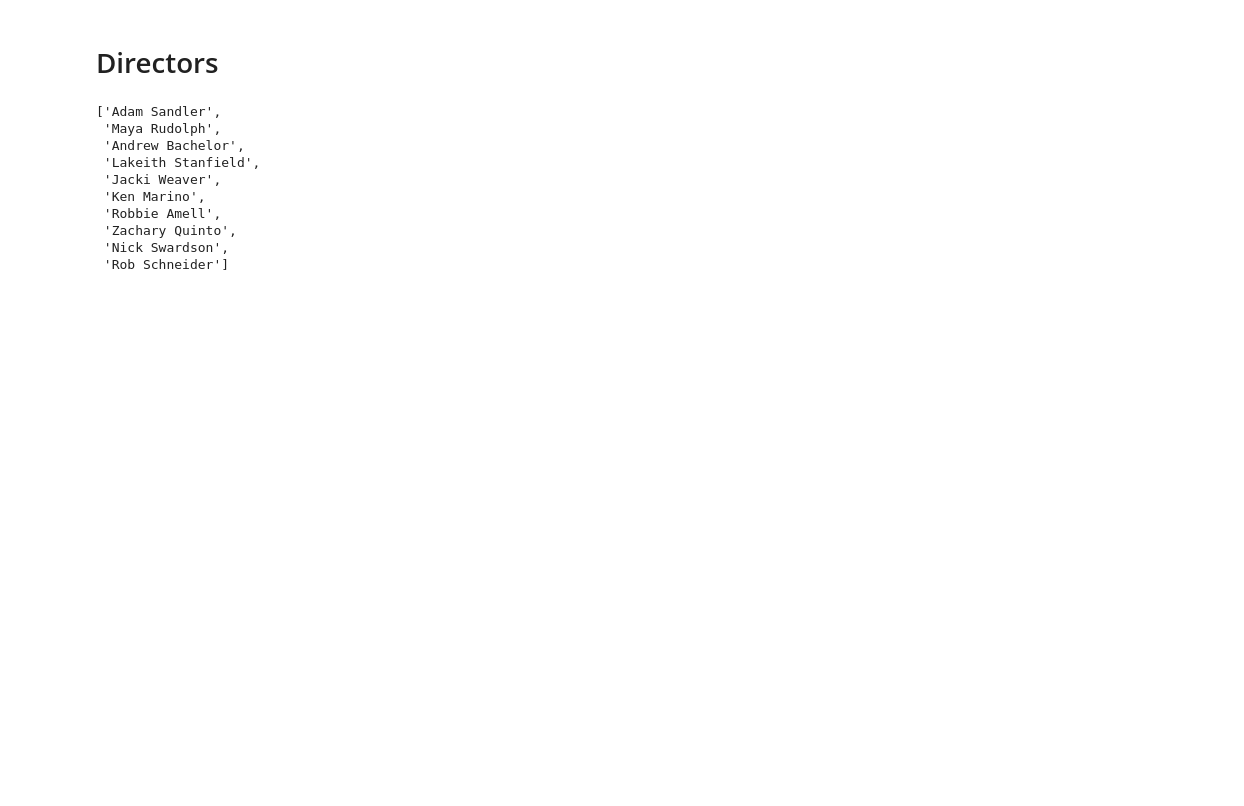
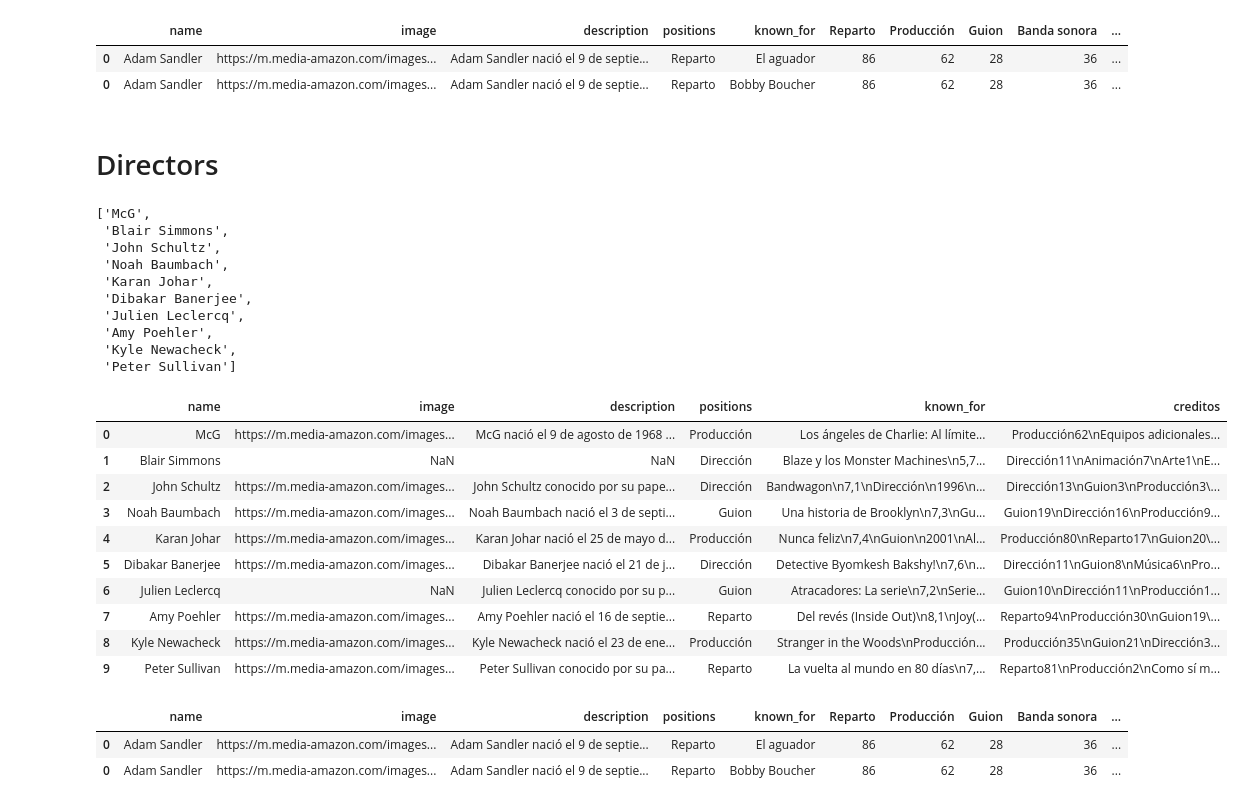
Before and after one commit to Ironhack-Data-Madrid-PartTime-May22/apuntes_clases, a Jupyter notebook: semana-09/9.2-Srapp_Actores_Directores.ipynb, the cells around one changed output. Cells and saved outputs as stored; diff of their text form; code cells hidden in the pictures; blank space fills up the shorter version.

```diff
--- a/semana-09/9.2-Srapp_Actores_Directores.ipynb
+++ b/semana-09/9.2-Srapp_Actores_Directores.ipynb
@@ -37 +424,8 @@ actors
+# %%
+actors_df = actors_df.explode("known_for")
+actors_df.head(2)
+# %% [output]
+|  | name | image | description | positions | known_for | Reparto | Producción | Guion | Banda sonora | ... |
+| 0 | Adam Sandler | https://m.media-amazon.com/images... | Adam Sandler nació el 9 de septie... | Reparto | El aguador | 86 | 62 | 28 | 36 | ... |
+| 0 | Adam Sandler | https://m.media-amazon.com/images... | Adam Sandler nació el 9 de septie... | Reparto | Bobby Boucher | 86 | 62 | 28 | 36 | ... |
 # %%
@@ -41,18 +435,64 @@ actors_df.to_csv("data/top10_actors.csv", index=False, sep= ";")
 # %%
 # open the top10 directors pickle file
 with open('data/top_ten_director.pkl', 'rb') as dir:
-    directors = pickle.load(dir)
-directors
+    directors_list = pickle.load(dir)
+directors_list
 # %% [output]
-['Adam Sandler',
- 'Maya Rudolph',
- 'Andrew Bachelor',
- 'Lakeith Stanfield',
- 'Jacki Weaver',
- 'Ken Marino',
- 'Robbie Amell',
- 'Zachary Quinto',
- 'Nick Swardson',
- 'Rob Schneider']
+['McG',
+ 'Blair Simmons',
+ 'John Schultz',
+ 'Noah Baumbach',
+ 'Karan Johar',
+ 'Dibakar Banerjee',
+ 'Julien Leclercq',
+ 'Amy Poehler',
+ 'Kyle Newacheck',
+ 'Peter Sullivan']
+# %%
+# scrapping información personal directores
+df  = scraping_imbd(directors_list)
+df
+# %% [output]
+|  | name | image | description | positions | known_for | creditos |
+| 0 | McG | https://m.media-amazon.com/images... | McG nació el 9 de agosto de 1968 ... | Producción | Los ángeles de Charlie: Al límite... | Producción62\nEquipos adicionales... |
+| 1 | Blair Simmons | NaN | NaN | Dirección | Blaze y los Monster Machines\n5,7... | Dirección11\nAnimación7\nArte1\nE... |
+| 2 | John Schultz | https://m.media-amazon.com/images... | John Schultz conocido por su pape... | Dirección | Bandwagon\n7,1\nDirección\n1996\n... | Dirección13\nGuion3\nProducción3\... |
+| 3 | Noah Baumbach | https://m.media-amazon.com/images... | Noah Baumbach nació el 3 de septi... | Guion | Una historia de Brooklyn\n7,3\nGu... | Guion19\nDirección16\nProducción9... |
+| 4 | Karan Johar | https://m.media-amazon.com/images... | Karan Johar nació el 25 de mayo d... | Producción | Nunca feliz\n7,4\nGuion\n2001\nAl... | Producción80\nReparto17\nGuion20\... |
+| 5 | Dibakar Banerjee | https://m.media-amazon.com/images... | Dibakar Banerjee nació el 21 de j... | Dirección | Detective Byomkesh Bakshy!\n7,6\n... | Dirección11\nGuion8\nMúsica6\nPro... |
+| 6 | Julien Leclercq | NaN | Julien Leclercq conocido por su p... | Guion | Atracadores: La serie\n7,2\nSerie... | Guion10\nDirección11\nProducción1... |
+| 7 | Amy Poehler | https://m.media-amazon.com/images... | Amy Poehler nació el 16 de septie... | Reparto | Del revés (Inside Out)\n8,1\nJoy(... | Reparto94\nProducción30\nGuion19\... |
+| 8 | Kyle Newacheck | https://m.media-amazon.com/images... | Kyle Newacheck nació el 23 de ene... | Producción | Stranger in the Woods\nProducción... | Producción35\nGuion21\nDirección3... |
+| 9 | Peter Sullivan | https://m.media-amazon.com/images... | Peter Sullivan conocido por su pa... | Reparto | La vuelta al mundo en 80 días\n7,... | Reparto81\nProducción2\nComo sí m... |
+# %%
+df  = scraping_imbd(directors_list)
+directors_df = df.copy()
+directors_df["creditos"] = directors_df["creditos"].str.split("\n")
+
+for indice, fila in directors_df.iterrows():
+    for credito in fila["creditos"]:
+        nombre_col = re.findall("[^0-9]+", credito)[0]
+
+        # generamos todas las posibles columnas de creditos que podemos generar en base a los actores que tenemos
+        if nombre_col not in directors_df.columns:
+            directors_df[nombre_col] = np.nan # si no existe la columna la creamos y le asignamos un valor nan
+        else:
+            pass
+
+        # rellenamos las columnas con los datos que teníamos del scrapeo
+        try:
+            directors_df.loc[indice, nombre_col] = re.findall("[0-9]+", credito)[0]
+        except:
+            pass
+# eliminamos la columna creditos
+directors_df.drop(["creditos"], axis = 1, inplace = True)
+directors_df["known_for"] = directors_df["known_for"].str.split("\n")
+directors_df["known_for"] = directors_df["known_for"].apply(lambda x: x[::2])
+directors_df = directors_df.explode("known_for")
+directors_df.head(2)
+# %% [output]
+|  | name | image | description | positions | known_for | Reparto | Producción | Guion | Banda sonora | ... |
+| 0 | Adam Sandler | https://m.media-amazon.com/images... | Adam Sandler nació el 9 de septie... | Reparto | El aguador | 86 | 62 | 28 | 36 | ... |
+| 0 | Adam Sandler | https://m.media-amazon.com/images... | Adam Sandler nació el 9 de septie... | Reparto | Bobby Boucher | 86 | 62 | 28 | 36 | ... |
 # %%
 directors_df.to_csv("data/top10_directors.csv", index=False, sep= ";")
```
Also changed, not shown: parts of 39 cells of this notebook, 6 other files.
